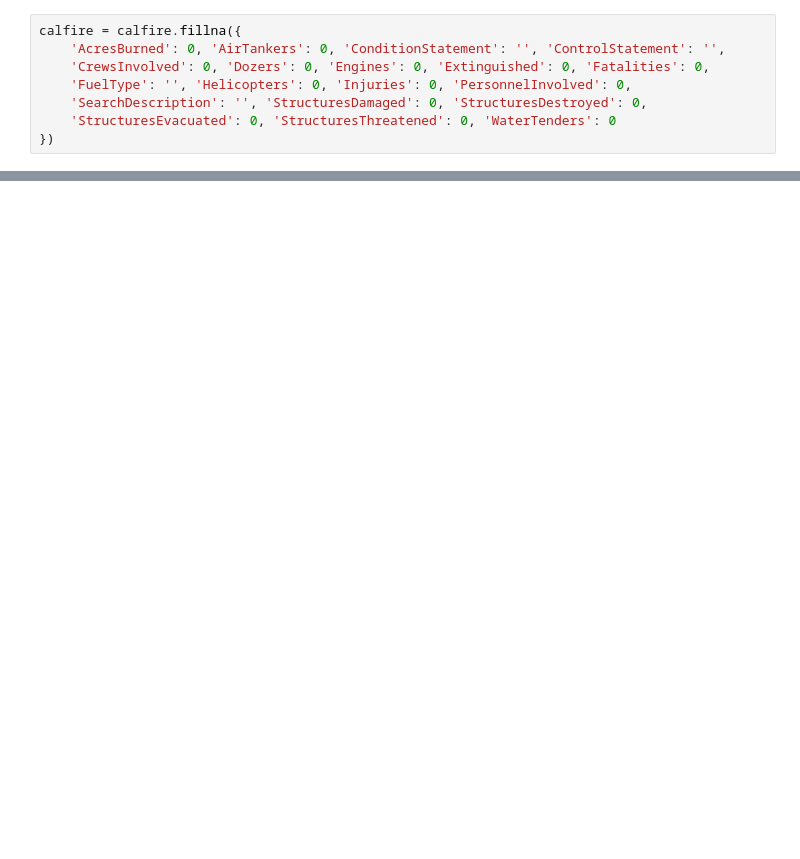
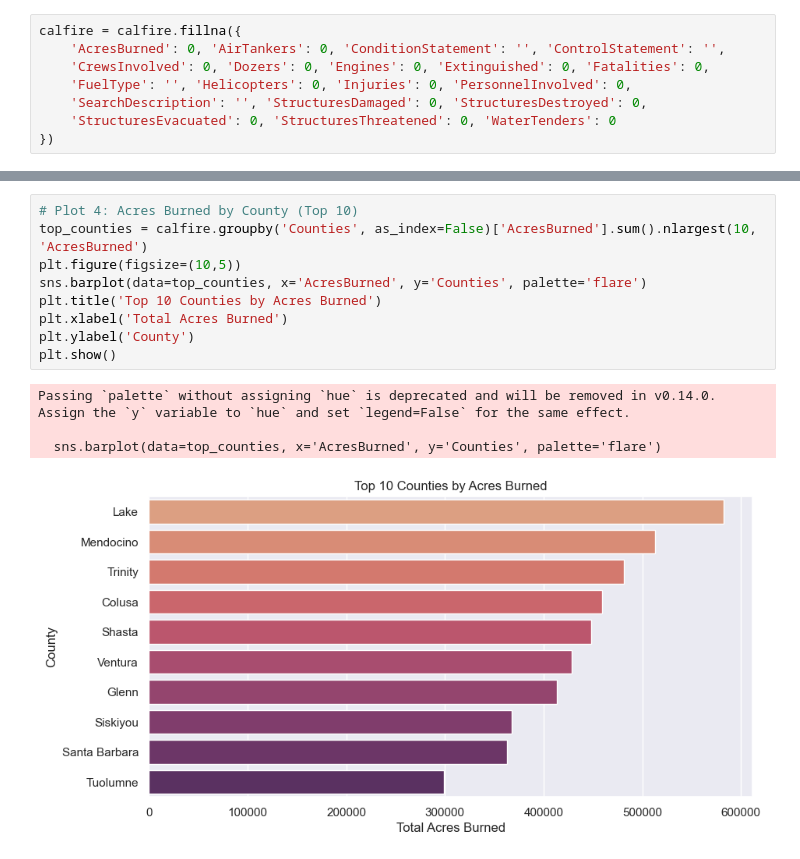
Before and after one commit to estortega/project_1, a Jupyter notebook: Denis_wild_fires_project_week_1.ipynb, the cells around one changed output, grey strips where cells are left out. Cells and saved outputs as stored; diff of their text form; blank space fills up the shorter version.

```diff
--- a/Denis_wild_fires_project_week_1.ipynb
+++ b/Denis_wild_fires_project_week_1.ipynb
@@ -157,0 +110,14 @@ plt.show()
+# %%
+# Plot 4: Acres Burned by County (Top 10)
+top_counties = calfire.groupby('Counties', as_index=False)['AcresBurned'].sum().nlargest(10, 'AcresBurned')
+plt.figure(figsize=(10,5))
+sns.barplot(data=top_counties, x='AcresBurned', y='Counties', palette='flare')
+plt.title('Top 10 Counties by Acres Burned')
+plt.xlabel('Total Acres Burned')
+plt.ylabel('County')
+plt.show()
+# %% [output]
+Passing `palette` without assigning `hue` is deprecated and will be removed in v0.14.0. Assign the `y` variable to `hue` and set `legend=False` for the same effect.
+
+  sns.barplot(data=top_counties, x='AcresBurned', y='Counties', palette='flare')
+[figure, added]
```
Also changed, not shown: parts of 14 cells of this notebook.
